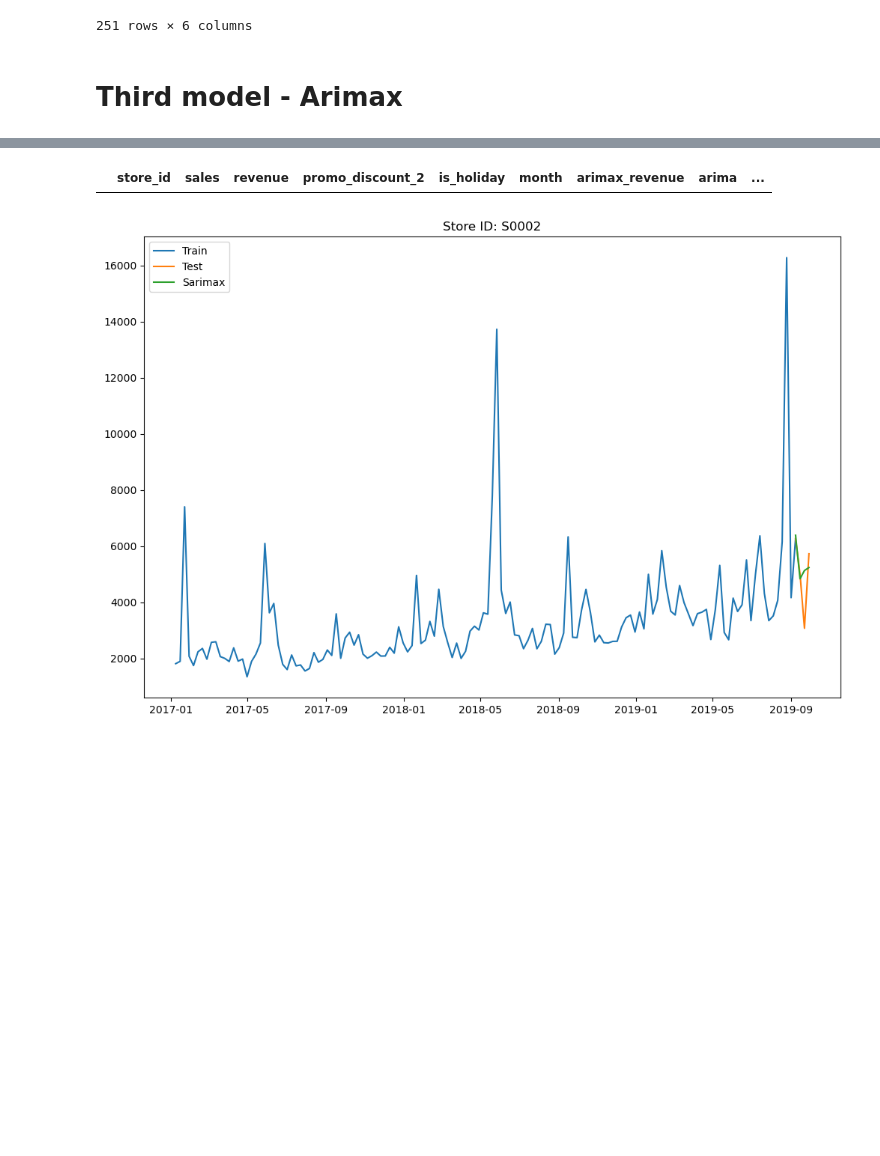
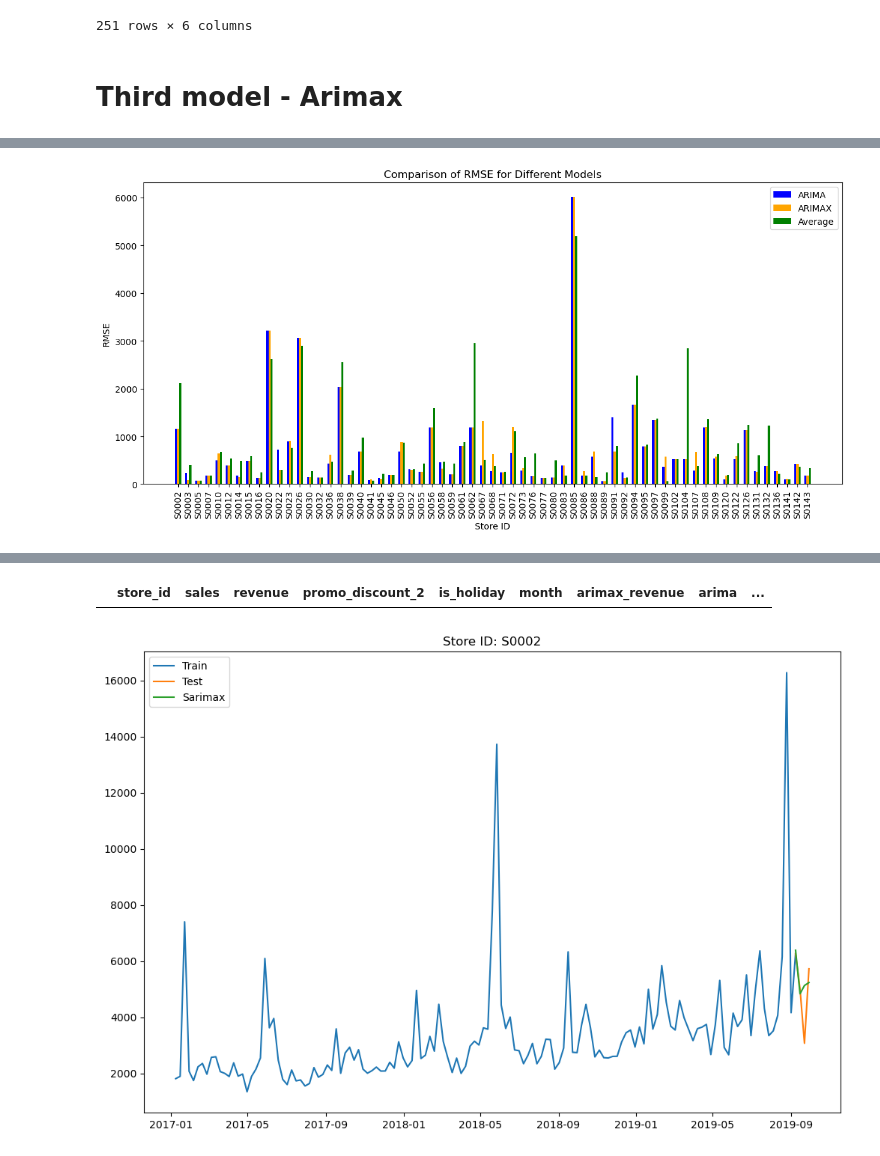
Before and after one commit to TIVEAA/Project_II, a Jupyter notebook: Revenue_forecast.ipynb, the cells around one changed output, grey strips where cells are left out. Cells and saved outputs as stored; diff of their text form; code cells hidden in the pictures; blank space fills up the shorter version.

```diff
--- a/Revenue_forecast.ipynb
+++ b/Revenue_forecast.ipynb
@@ -183,3 +224,7 @@ for store_id in store_ids_plot:
 [figure]
 [figure]
 [figure]
+# %%
+revenue = sales_grouped_v2.copy()
+revenue["revenue_avg"] = revenue["revenue"]
+revenue
@@ -718,12 +872,0 @@ df_test_sarima
-# %%
-store_ids = ["S0002", "S0003","S0136", "S0143"]
-
-for store_id in store_ids:
-    plt.figure(figsize=(12, 8))
-    plt.plot(df_train[df_train["store_id"] == store_id].loc[:, "revenue"], label='Train')
-    plt.plot(df_test_sarima[df_test_sarima["store_id"] == store_id].loc[:, "revenue"], label='Test')
-    plt.plot(df_test_sarima[df_test_sarima["store_id"] == store_id].loc[:, "Sarima"], label='Sarima')
-    #plt.plot(avg[avg["store_id"] == store_id].loc[:, "avg_forecast_sales"], label='Average Forecast')
-    plt.title(f"Store ID: {store_id}")
-    plt.legend(loc='best')
-    plt.show()
@@ -739,0 +1042,35 @@ rmse_revenue_sarima
+# %%
+# Extract the store IDs and RMSE values for each model
+store_ids = [entry[0] for entry in rmse_per_store_arima]
+rmse_arima = [entry[1] for entry in rmse_per_store_arima]
+rmse_arimax = [entry[1] for entry in rmse_per_store_arimax]
+rmse_avg = [entry[1] for entry in rmse_per_store_avg]
+
+# Set the width of the bars
+bar_width = 0.2
+
+# Set the positions of the bars on the x-axis
+r1 = np.arange(len(store_ids))
+r2 = [x + bar_width for x in r1]
+r3 = [x + bar_width for x in r2]
+
+# Create a grouped bar plot to compare the RMSE values
+plt.figure(figsize=(12, 6))
+plt.bar(r1, rmse_arima, color='blue', width=bar_width, label='ARIMA')
+plt.bar(r2, rmse_arimax, color='orange', width=bar_width, label='ARIMAX')
+plt.bar(r3, rmse_avg, color='green', width=bar_width, label='Average')
+
+# Add labels and title to the plot
+plt.xlabel('Store ID')
+plt.ylabel('RMSE')
+plt.title('Comparison of RMSE for Different Models')
+plt.xticks([r + bar_width for r in range(len(store_ids))], store_ids, rotation=90)
+
+# Add a legend
+plt.legend()
+
+# Show the plot
+plt.tight_layout()
+plt.show()
+# %% [output]
+[figure, added]
```
Also changed, not shown: parts of 117 cells of this notebook.
